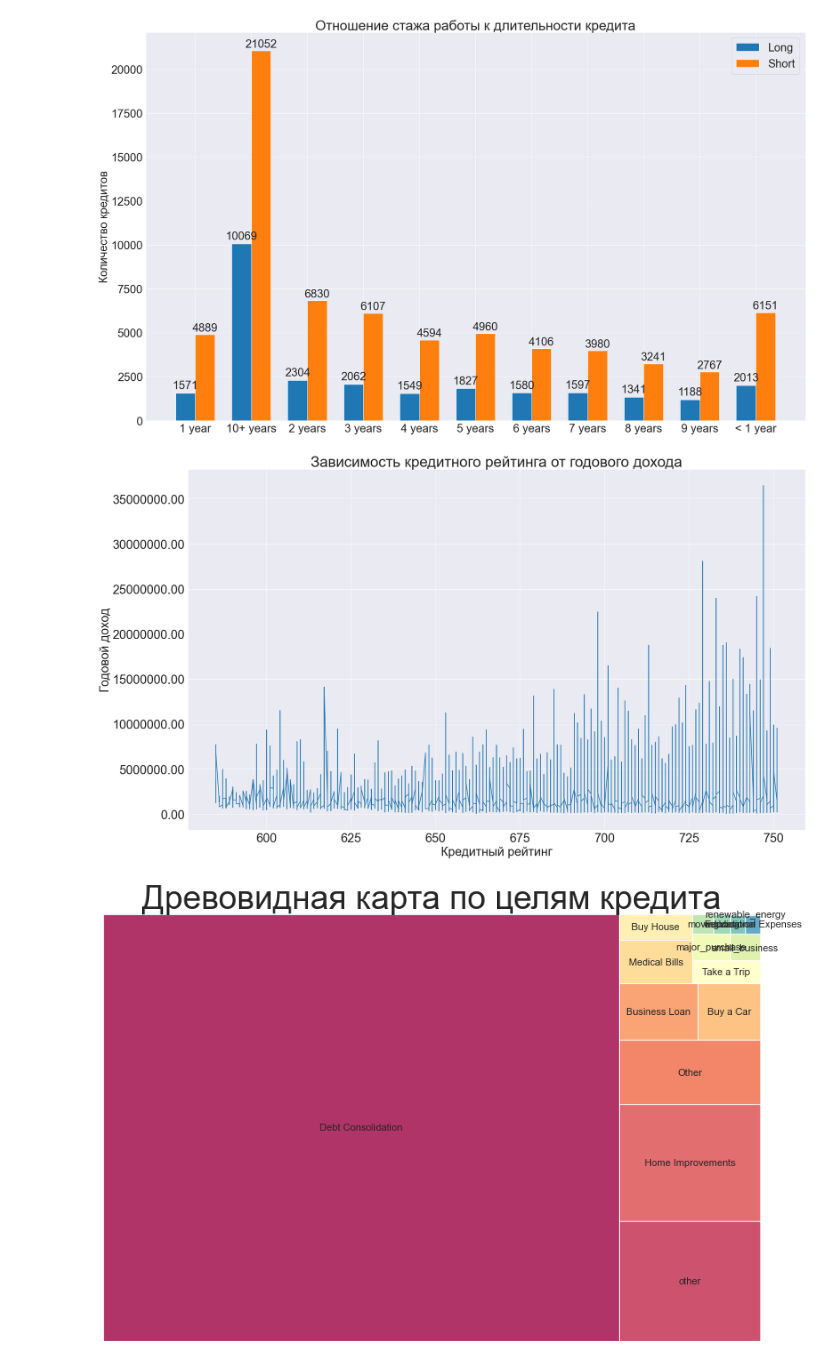
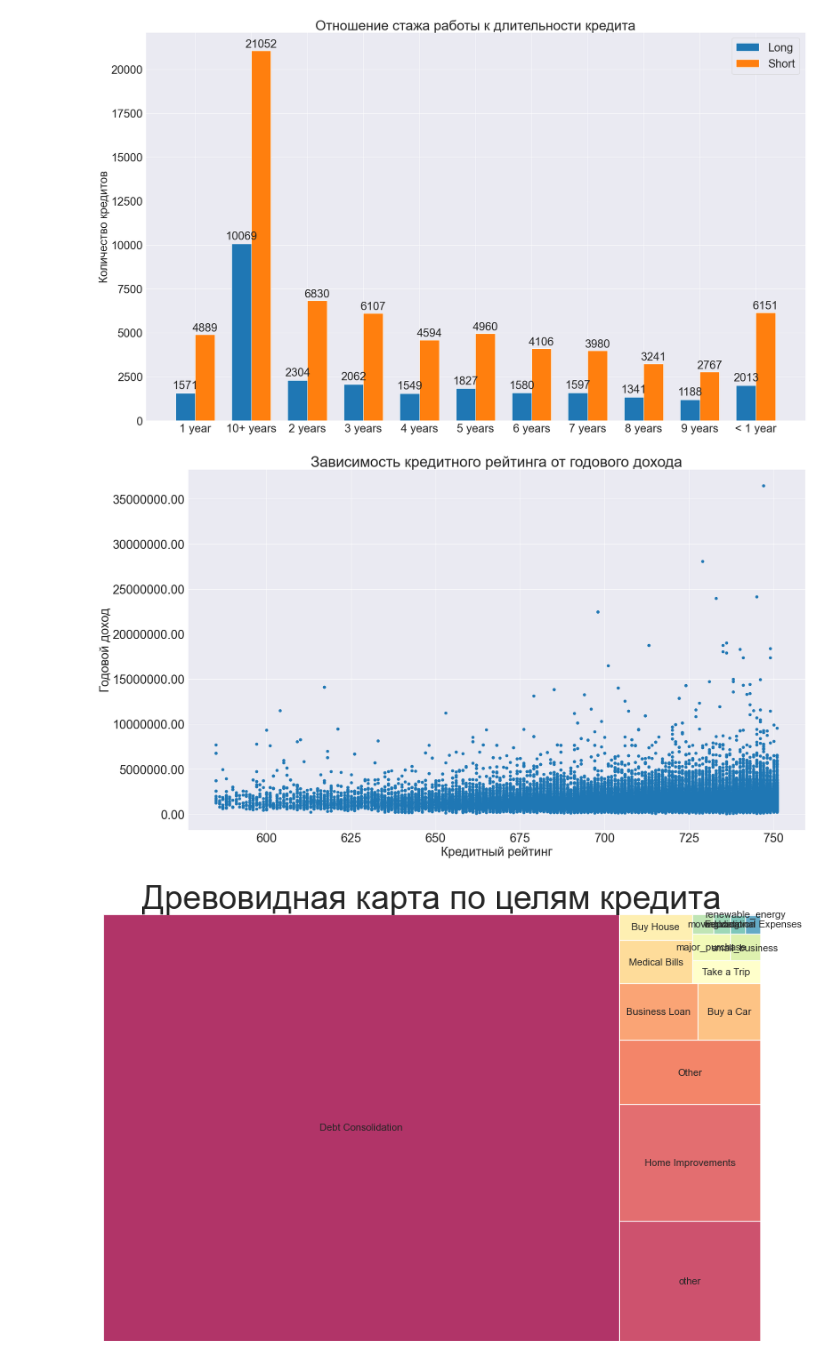
Before and after one commit to Amikuto/MLCourseWork, a Jupyter notebook: main.ipynb, the cells around one changed output. Cells and saved outputs as stored; diff of their text form; code cells hidden in the pictures.

```diff
--- a/main.ipynb
+++ b/main.ipynb
@@ -177,19 +177,19 @@ plt.show()
 # %%
 score_and_annual_inc = data_scoring[["Credit Score", "Annual Income"]].dropna().sort_values(by=["Credit Score"])
 score_and_annual_inc = score_and_annual_inc[score_and_annual_inc["Credit Score"] <= 800]
 
 fig = plt.figure(figsize=(25,15), dpi=80)
 ax = fig.add_subplot()
-ax.plot(score_and_annual_inc["Credit Score"], score_and_annual_inc["Annual Income"])
+ax.scatter(score_and_annual_inc["Credit Score"], score_and_annual_inc["Annual Income"])
 ax.set_title("Зависимость кредитного рейтинга от годового дохода")
 ax.set_ylabel("Годовой доход")
 ax.set_xlabel("Кредитный рейтинг")
 
 ax.yaxis.set_major_formatter(FormatStrFormatter('%.2f'))
 
 plt.show()
 # %% [output]
-[figure, old version]
+[figure, new version]
 # %%
 purpose = data_scoring["Purpose"].value_counts()
 labels = purpose.index
```
Also changed, not shown: parts of 31 cells of this notebook.
